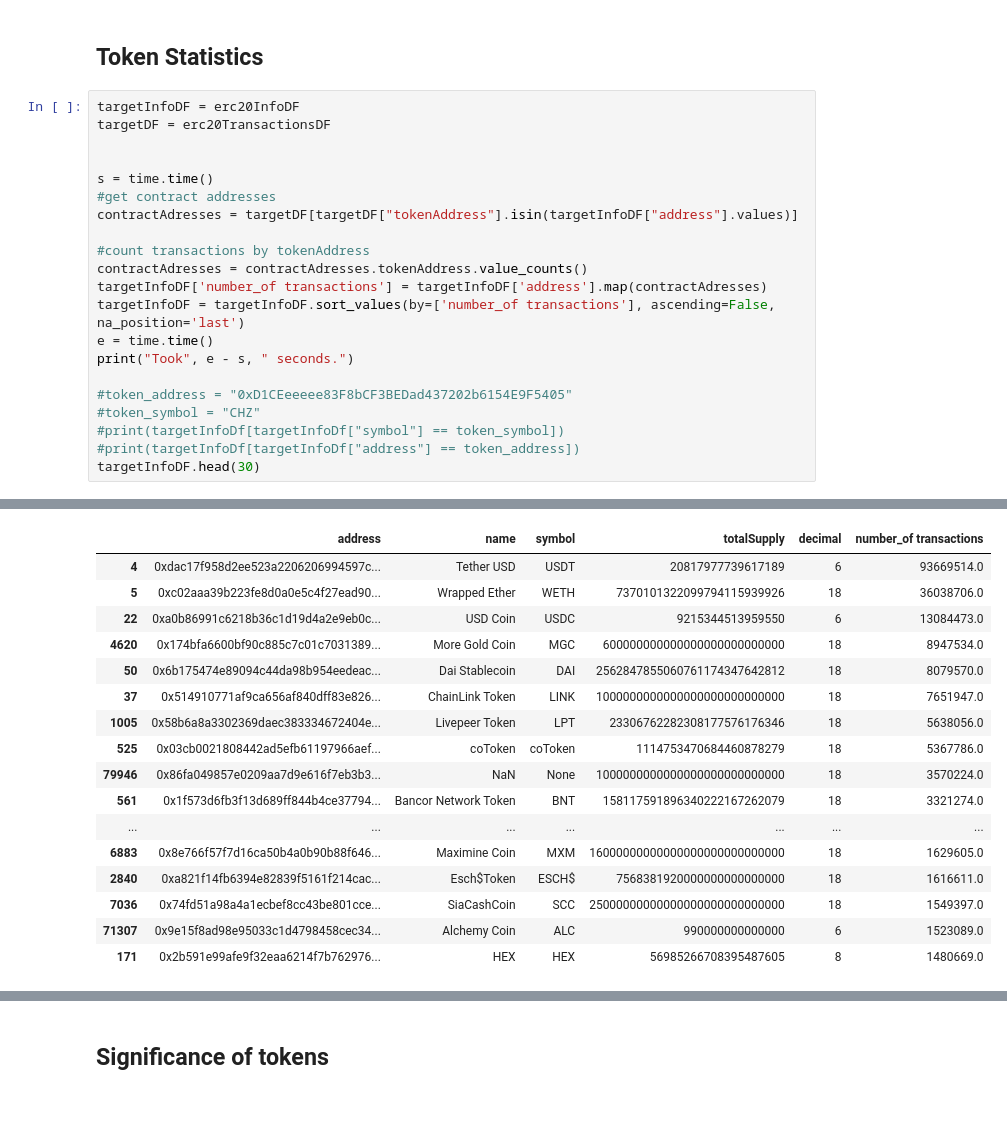
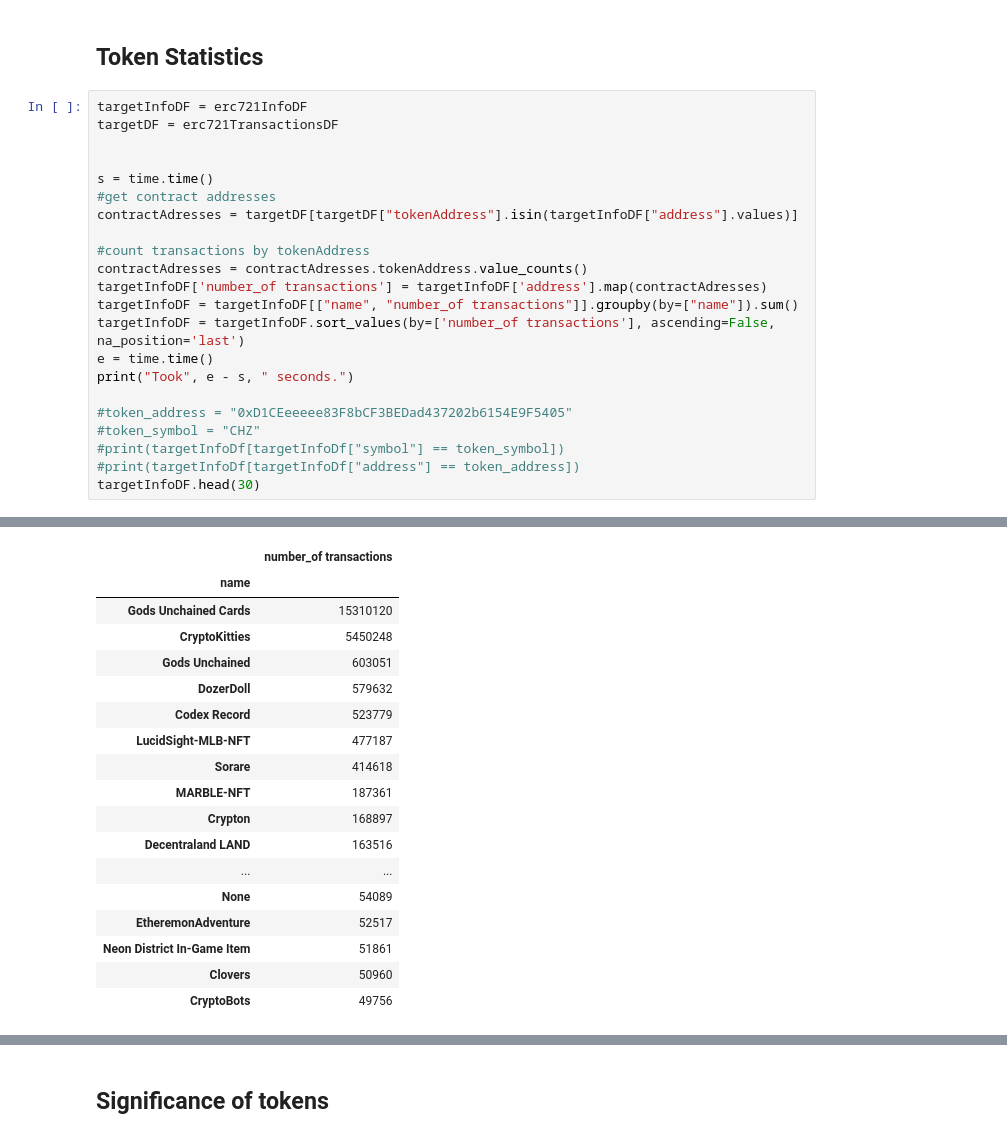
Before and after one commit to Atahanak/eth-dapp-network-analysis, a Jupyter notebook: notebooks/token_analysis.ipynb, the cells around one changed output, grey strips where cells are left out. Cells and saved outputs as stored; diff of their text form; blank space fills up the shorter version.

```diff
--- a/notebooks/token_analysis.ipynb
+++ b/notebooks/token_analysis.ipynb
@@ -180,8 +185,8 @@ import numpy as np
 # %% [markdown]
 ## Token Statistics
 # %%
-targetInfoDF = erc20InfoDF
-targetDF = erc20TransactionsDF
+targetInfoDF = erc721InfoDF
+targetDF = erc721TransactionsDF
 
 
 s = time.time()
@@ -191,6 +196,7 @@ contractAdresses = targetDF[targetDF["tokenAddress"].isin(targetInfoDF["address"
 #count transactions by tokenAddress
 contractAdresses = contractAdresses.tokenAddress.value_counts()
 targetInfoDF['number_of transactions'] = targetInfoDF['address'].map(contractAdresses)
+targetInfoDF = targetInfoDF[["name", "number_of transactions"]].groupby(by=["name"]).sum()
 targetInfoDF = targetInfoDF.sort_values(by=['number_of transactions'], ascending=False, na_position='last')
 e = time.time()
 print("Took", e - s, " seconds.")
@@ -205,17 +211,18 @@ Took 166.4360637664795  seconds.
-|  | address | name | symbol | totalSupply | decimal | number_of transactions |
-| 4 | 0xdac17f958d2ee523a2206206994597c... | Tether USD | USDT | 20817977739617189 | 6 | 93669514.0 |
-| 5 | 0xc02aaa39b223fe8d0a0e5c4f27ead90... | Wrapped Ether | WETH | 7370101322099794115939926 | 18 | 36038706.0 |
-| 22 | 0xa0b86991c6218b36c1d19d4a2e9eb0c... | USD Coin | USDC | 9215344513959550 | 6 | 13084473.0 |
-| 4620 | 0x174bfa6600bf90c885c7c01c7031389... | More Gold Coin | MGC | 600000000000000000000000000 | 18 | 8947534.0 |
-| 50 | 0x6b175474e89094c44da98b954eedeac... | Dai Stablecoin | DAI | 2562847855060761174347642812 | 18 | 8079570.0 |
-| 37 | 0x514910771af9ca656af840dff83e826... | ChainLink Token | LINK | 1000000000000000000000000000 | 18 | 7651947.0 |
-| 1005 | 0x58b6a8a3302369daec383334672404e... | Livepeer Token | LPT | 23306762282308177576176346 | 18 | 5638056.0 |
-| 525 | 0x03cb0021808442ad5efb61197966aef... | coToken | coToken | 1114753470684460878279 | 18 | 5367786.0 |
-| 79946 | 0x86fa049857e0209aa7d9e616f7eb3b3... | NaN | None | 1000000000000000000000000000 | 18 | 3570224.0 |
-| 561 | 0x1f573d6fb3f13d689ff844b4ce37794... | Bancor Network Token | BNT | 158117591896340222167262079 | 18 | 3321274.0 |
-| ... | ... | ... | ... | ... | ... | ... |
-| 6883 | 0x8e766f57f7d16ca50b4a0b90b88f646... | Maximine Coin | MXM | 16000000000000000000000000000 | 18 | 1629605.0 |
-| 2840 | 0xa821f14fb6394e82839f5161f214cac... | Esch$Token | ESCH$ | 7568381920000000000000000 | 18 | 1616611.0 |
-| 7036 | 0x74fd51a98a4a1ecbef8cc43be801cce... | SiaCashCoin | SCC | 25000000000000000000000000000 | 18 | 1549397.0 |
-| 71307 | 0x9e15f8ad98e95033c1d4798458cec34... | Alchemy Coin | ALC | 990000000000000 | 6 | 1523089.0 |
-| 171 | 0x2b591e99afe9f32eaa6214f7b762976... | HEX | HEX | 56985266708395487605 | 8 | 1480669.0 |
+|  | number_of transactions |
+| name |  |
+| Gods Unchained Cards | 15310120 |
+| CryptoKitties | 5450248 |
+| Gods Unchained | 603051 |
+| DozerDoll | 579632 |
+| Codex Record | 523779 |
+| LucidSight-MLB-NFT | 477187 |
+| Sorare | 414618 |
+| MARBLE-NFT | 187361 |
+| Crypton | 168897 |
+| Decentraland LAND | 163516 |
+| ... | ... |
+| None | 54089 |
+| EtheremonAdventure | 52517 |
+| Neon District In-Game Item | 51861 |
+| Clovers | 50960 |
+| CryptoBots | 49756 |
```
Also changed, not shown: parts of 8 cells of this notebook, 7 other files.
